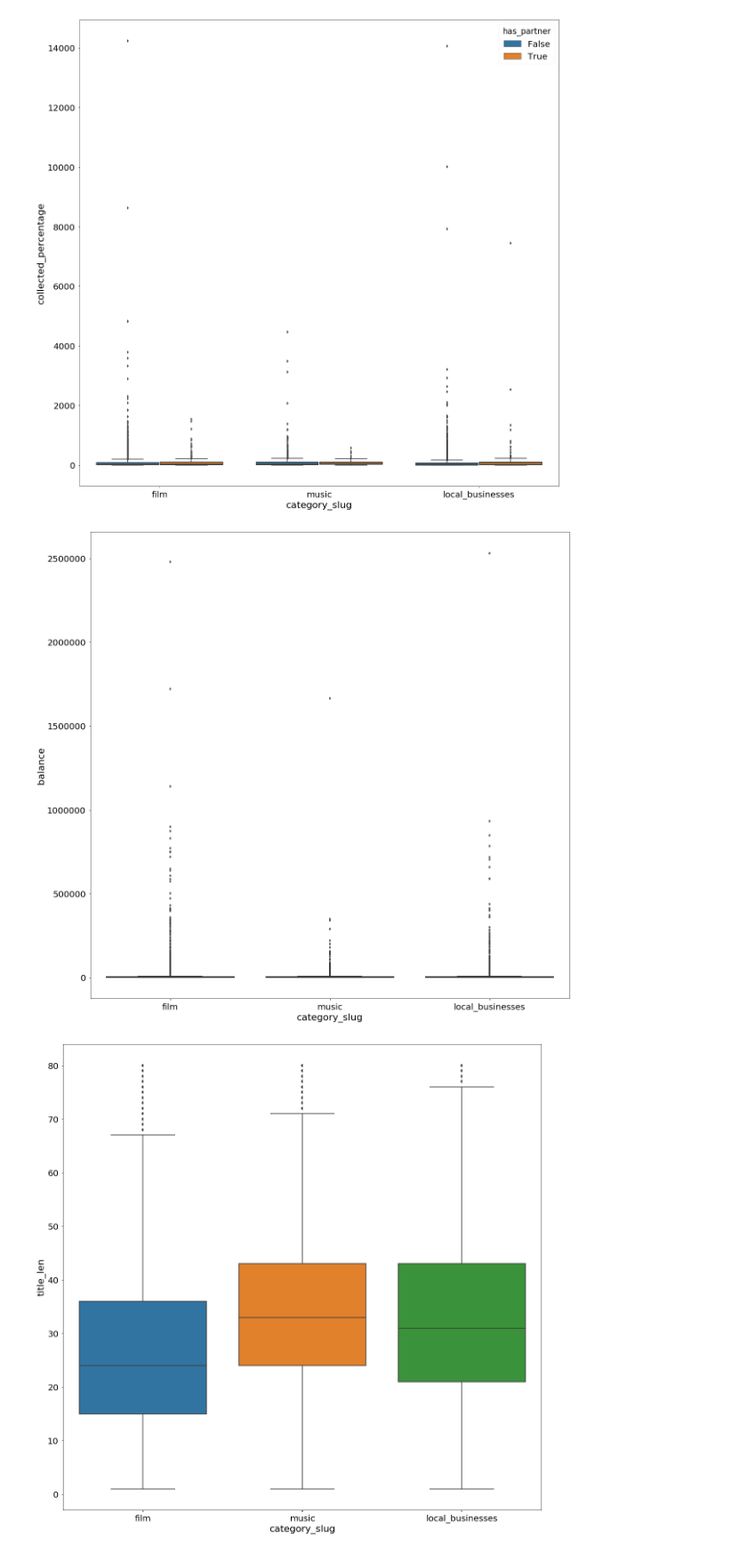
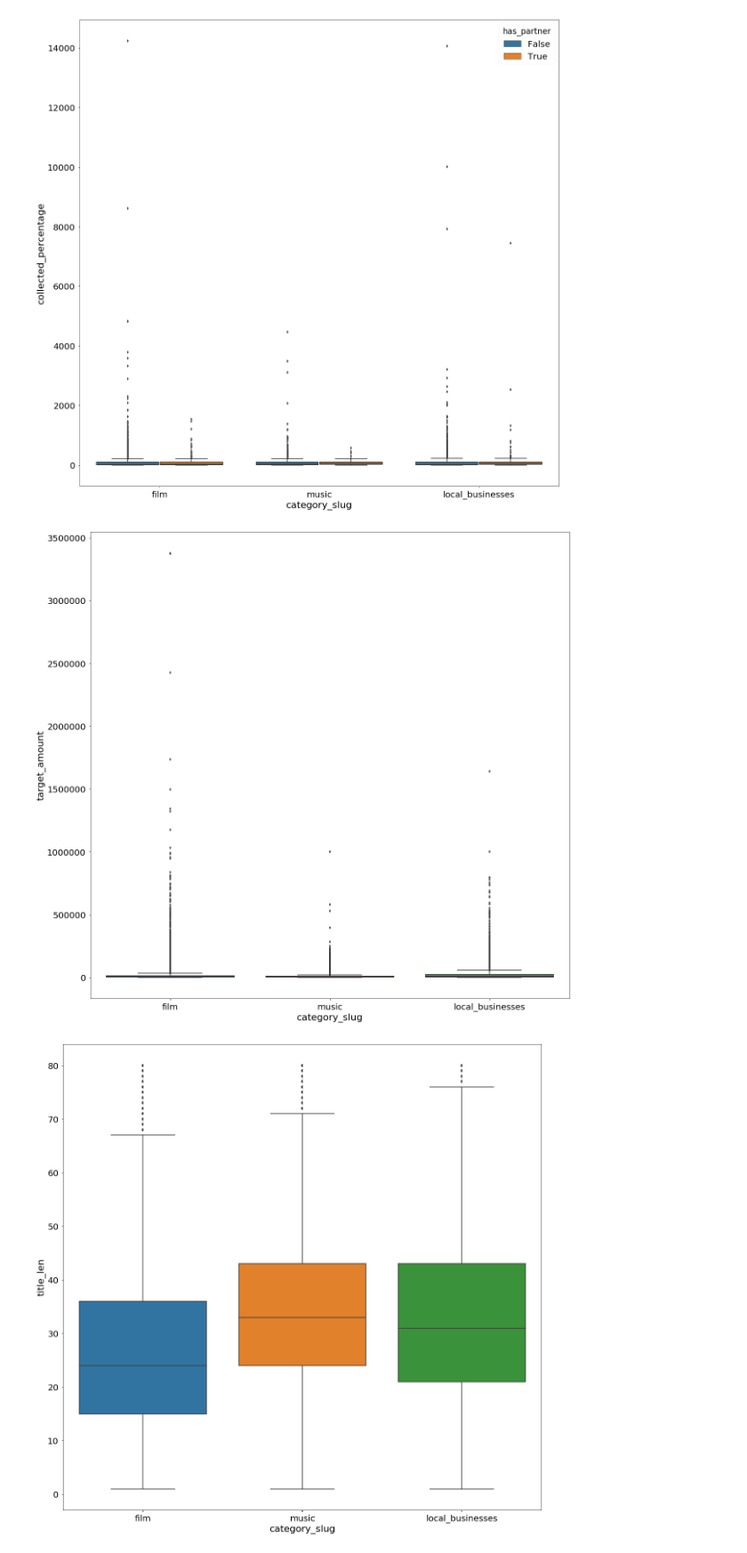
Before and after one commit to bonheml/indiegogo_or_indienono, a Jupyter notebook: dispersion-IQR.ipynb, the cells around one changed output. Shown: that part at 89% size. Cells and saved outputs as stored; diff of their text form; code cells hidden in the pictures.

```diff
--- a/dispersion-IQR.ipynb
+++ b/dispersion-IQR.ipynb
@@ -45,9 +46,9 @@ with sns.plotting_context("notebook", font_scale=2):
 # %%
 with sns.plotting_context("notebook", font_scale=2):
     plt.figure(figsize=(20, 20))
-    ax = sns.boxplot(x="category_slug", y="balance", data=popular_indiegogo)
+    ax = sns.boxplot(x="category_slug", y="target_amount", data=popular_indiegogo)
 # %% [output]
-[figure, old version]
+[figure, new version]
 # %%
 with sns.plotting_context("notebook", font_scale=2):
     plt.figure(figsize=(20, 20))
```
Also changed, not shown: parts of 3 cells of this notebook, 2 other files.
